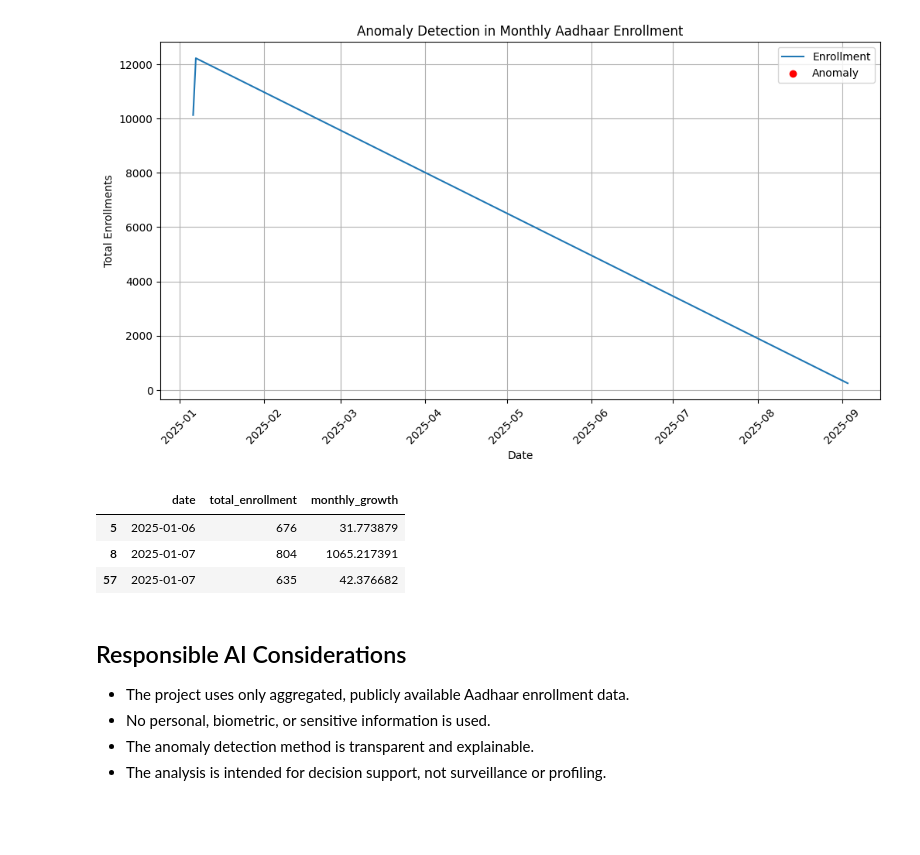
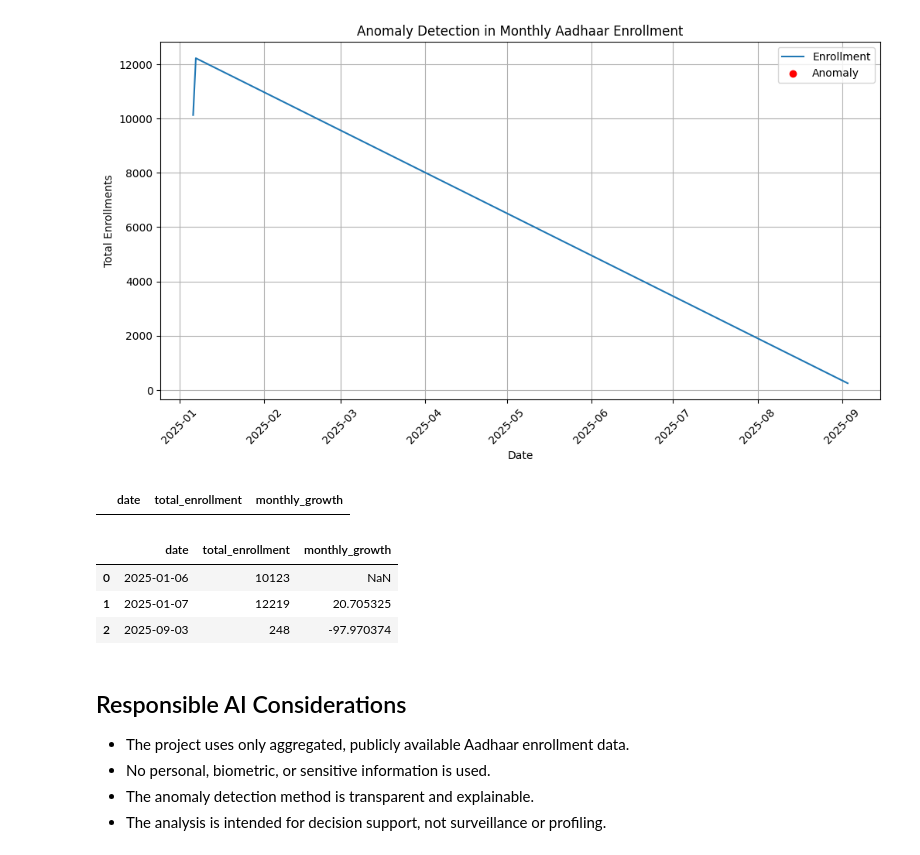
Before and after one commit to VinodhKumar-G/Aadhar-Enrollment-Anomaly-Detection, a Jupyter notebook: Notebook/Analysis.ipynb, the cells around one changed output. Cells and saved outputs as stored; diff of their text form; code cells hidden in the pictures; blank space fills up the shorter version.

Commit message:
Fixed incorrect monthly growth calculation by aggregating total enrollments at the monthly level before applying pct_change().

```diff
--- a/Notebook/Analysis.ipynb
+++ b/Notebook/Analysis.ipynb
@@ -57,5 +57,5 @@ df[['date', 'total_enrollment']].head()
 | 46 | 2025-01-06 | 224 |
 | 47 | 2025-01-06 | 137 |
 # %%
-df['monthly_growth'] = df['total_enrollment'].pct_change() * 100
-df[['date', 'monthly_growth']].head()
+#df['monthly_growth'] = df['total_enrollment'].pct_change() * 100
+#df[['date', 'monthly_growth']].head()
@@ -69,8 +62,29 @@ df[['date', 'monthly_growth']].head()
 # %%
-monthly_df = df.groupby('date')['total_enrollment'].sum().reset_index()
+#monthly_df = df.groupby('date')['total_enrollment'].sum().reset_index()
+monthly_df = (
+    df.groupby('date')['total_enrollment']
+    .sum()
+    .reset_index()
+    .sort_values('date')
+)
+
+#df['month'] = df['date'].dt.to_period('M')
+#
+#monthly_df = (
+#    df.groupby('month')['total_enrollment']
+#    .sum()
+#    .reset_index()
+#)
+
+#monthly_df['month'] = monthly_df['month'].astype(str)
+
+monthly_df['monthly_growth'] = (
+    monthly_df['total_enrollment'].pct_change() * 100
+)
 
 plt.figure(figsize=(12,6))
 plt.plot(monthly_df['date'], monthly_df['total_enrollment'], marker='o')
+#plt.plot(monthly_df['month'], monthly_df['total_enrollment'], marker='o')
 plt.title("Monthly Aadhaar Enrollment Trend – Bengaluru Rural")
 plt.xlabel("Date")
 plt.ylabel("Total Enrollments")
@@ -135,12 +142,19 @@ plt.show()
 # %% [output]
 [figure]
 # %%
-df[df['anomaly']][['date', 'total_enrollment', 'monthly_growth']]
+#df[df['anomaly']][['date', 'total_enrollment', 'monthly_growth']]
+monthly_df[monthly_df['anomaly']][
+    ['date', 'total_enrollment', 'monthly_growth']
+]
 # %% [output]
 |  | date | total_enrollment | monthly_growth |
-| 5 | 2025-01-06 | 676 | 31.773879 |
-| 8 | 2025-01-07 | 804 | 1065.217391 |
-| 57 | 2025-01-07 | 635 | 42.376682 |
+# %%
+monthly_df[['date', 'total_enrollment', 'monthly_growth']].head(10)
+# %% [output]
+|  | date | total_enrollment | monthly_growth |
+| 0 | 2025-01-06 | 10123 | NaN |
+| 1 | 2025-01-07 | 12219 | 20.705325 |
+| 2 | 2025-09-03 | 248 | -97.970374 |
 # %% [markdown]
 ## Responsible AI Considerations
 
```
Also changed, not shown: parts of 2 cells of this notebook, 3 other files.
